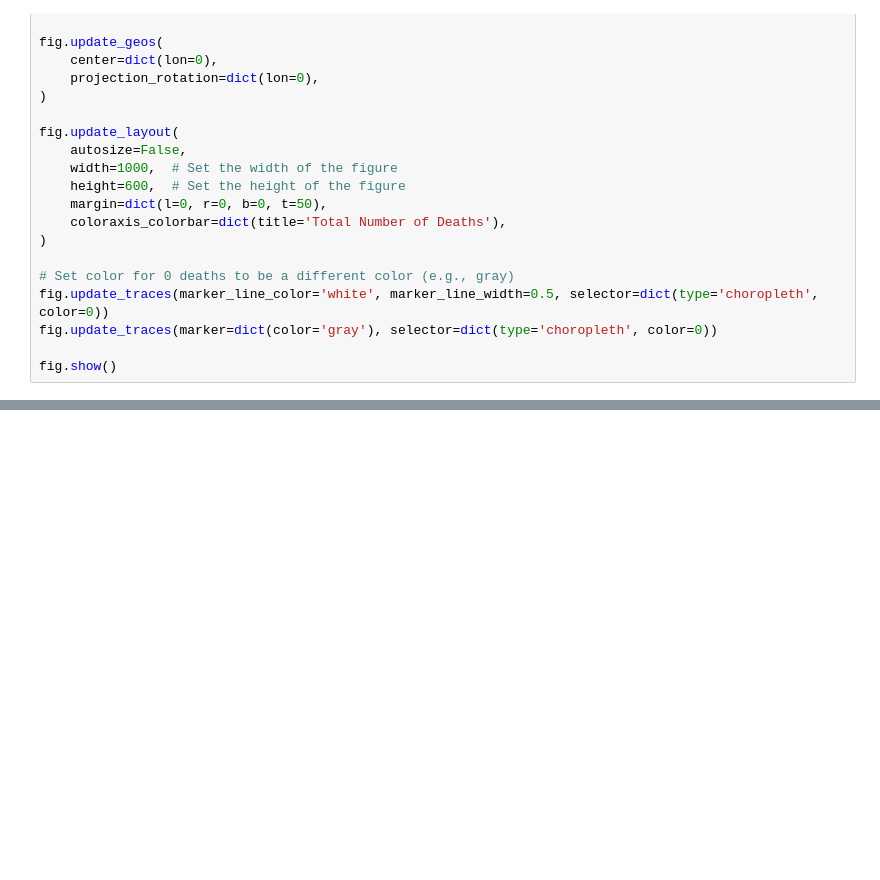
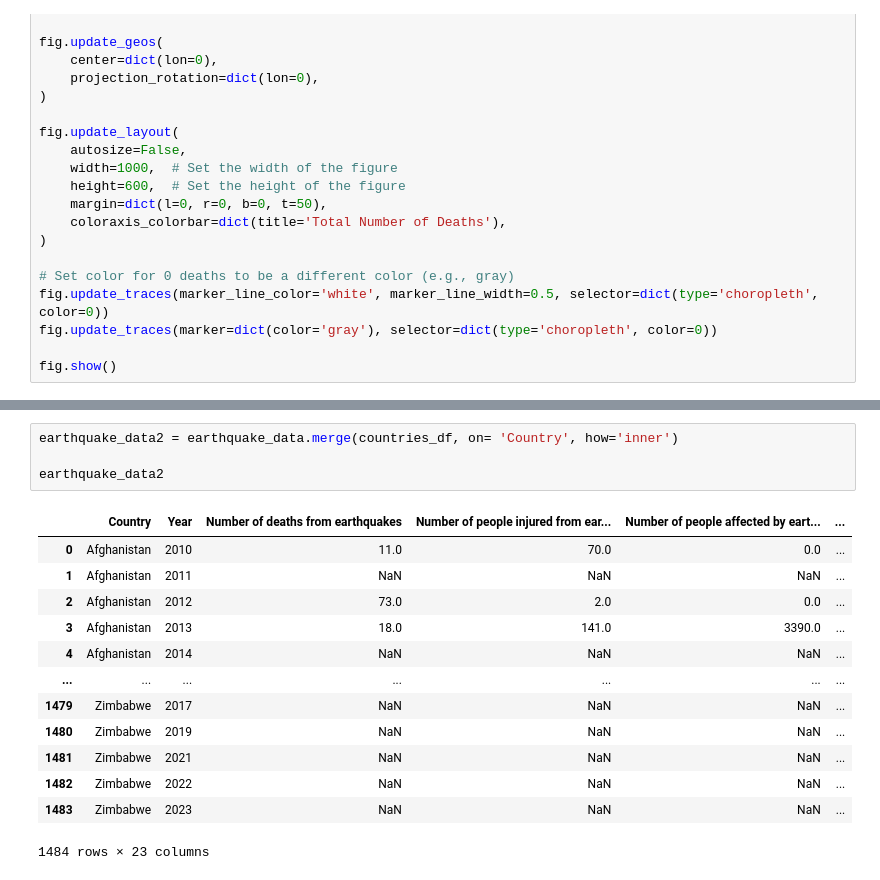
Before and after one commit to wrube/project-1-group-6, a Jupyter notebook: earthquakes_causalities_and_deaths.ipynb, the cells around one changed output, grey strips where cells are left out. Drawn from its saved outputs; the diff is of its cells as text; blank space fills up the shorter version.

```diff
--- a/earthquakes_causalities_and_deaths.ipynb
+++ b/earthquakes_causalities_and_deaths.ipynb
@@ -137,0 +145,18 @@ fig_relation.show()
+# %%
+earthquake_data2 = earthquake_data.merge(countries_df, on= 'Country', how='inner')
+
+earthquake_data2
+# %% [output]
+|  | Country | Year | Number of deaths from earthquakes | Number of people injured from ear... | Number of people affected by eart... | ... |
+| 0 | Afghanistan | 2010 | 11.0 | 70.0 | 0.0 | ... |
+| 1 | Afghanistan | 2011 | NaN | NaN | NaN | ... |
+| 2 | Afghanistan | 2012 | 73.0 | 2.0 | 0.0 | ... |
+| 3 | Afghanistan | 2013 | 18.0 | 141.0 | 3390.0 | ... |
+| 4 | Afghanistan | 2014 | NaN | NaN | NaN | ... |
+| ... | ... | ... | ... | ... | ... | ... |
+| 1479 | Zimbabwe | 2017 | NaN | NaN | NaN | ... |
+| 1480 | Zimbabwe | 2019 | NaN | NaN | NaN | ... |
+| 1481 | Zimbabwe | 2021 | NaN | NaN | NaN | ... |
+| 1482 | Zimbabwe | 2022 | NaN | NaN | NaN | ... |
+| 1483 | Zimbabwe | 2023 | NaN | NaN | NaN | ... |
+1484 rows × 23 columns
```
Also changed, not shown: parts of 4 cells of this notebook.
